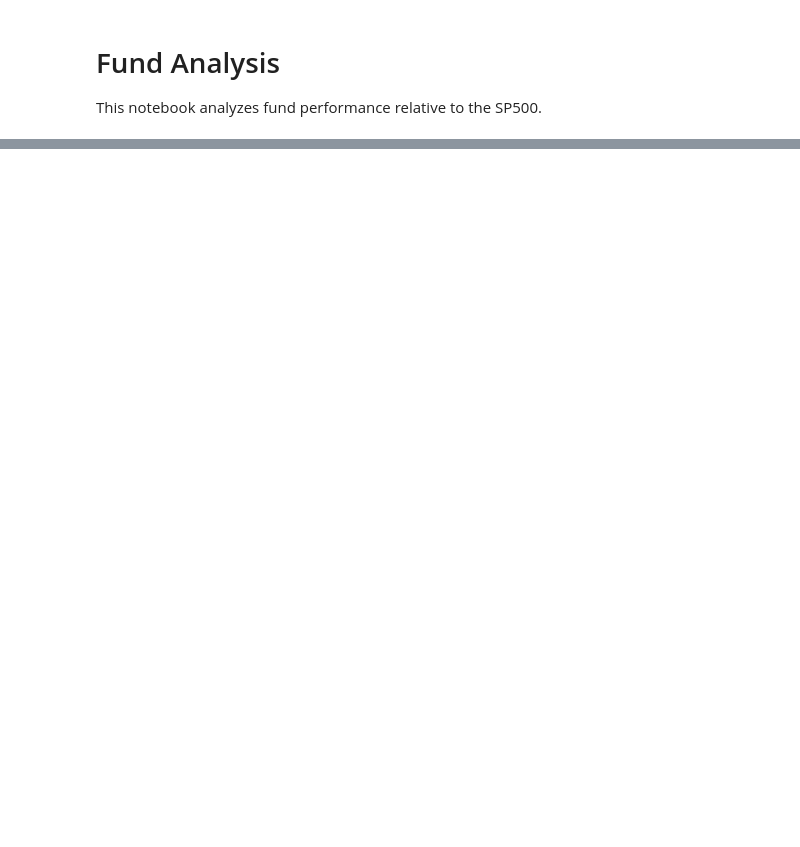
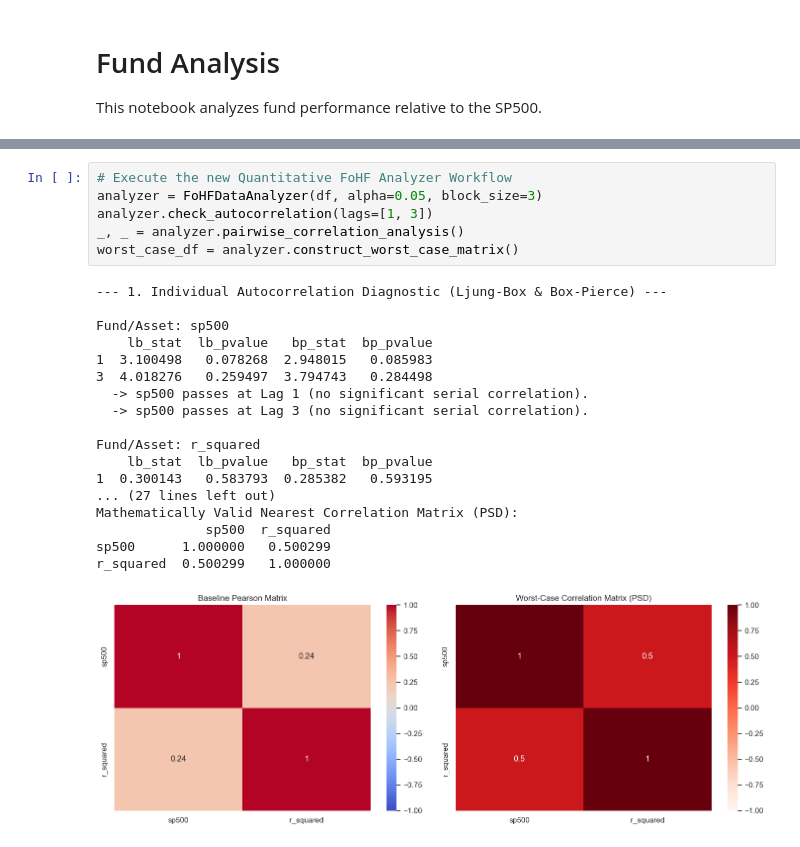
Before and after one commit to arthurdhonneur7/athenee_hf_portfolio, a Jupyter notebook: single_fund_analysis/general_analysis.ipynb, the cells around one changed output, grey strips where cells are left out. Drawn from its saved outputs; the diff is of its cells as text; blank space fills up the shorter version.

```diff
--- a/single_fund_analysis/general_analysis.ipynb
+++ b/single_fund_analysis/general_analysis.ipynb
@@ -286,0 +385,25 @@ plt.show()
+# %%
+# Execute the new Quantitative FoHF Analyzer Workflow
+analyzer = FoHFDataAnalyzer(df, alpha=0.05, block_size=3)
+analyzer.check_autocorrelation(lags=[1, 3])
+_, _ = analyzer.pairwise_correlation_analysis()
+worst_case_df = analyzer.construct_worst_case_matrix()
+# %% [output]
+--- 1. Individual Autocorrelation Diagnostic (Ljung-Box & Box-Pierce) ---
+
+Fund/Asset: sp500
+    lb_stat  lb_pvalue   bp_stat  bp_pvalue
+1  3.100498   0.078268  2.948015   0.085983
+3  4.018276   0.259497  3.794743   0.284498
+  -> sp500 passes at Lag 1 (no significant serial correlation).
+  -> sp500 passes at Lag 3 (no significant serial correlation).
+
+Fund/Asset: r_squared
+    lb_stat  lb_pvalue   bp_stat  bp_pvalue
+1  0.300143   0.583793  0.285382   0.593195
+... (27 lines left out)
+Mathematically Valid Nearest Correlation Matrix (PSD):
+              sp500  r_squared
+sp500      1.000000   0.500299
+r_squared  0.500299   1.000000
+[figure, added]
```
Also changed, not shown: parts of 11 cells of this notebook, 15 other files.
